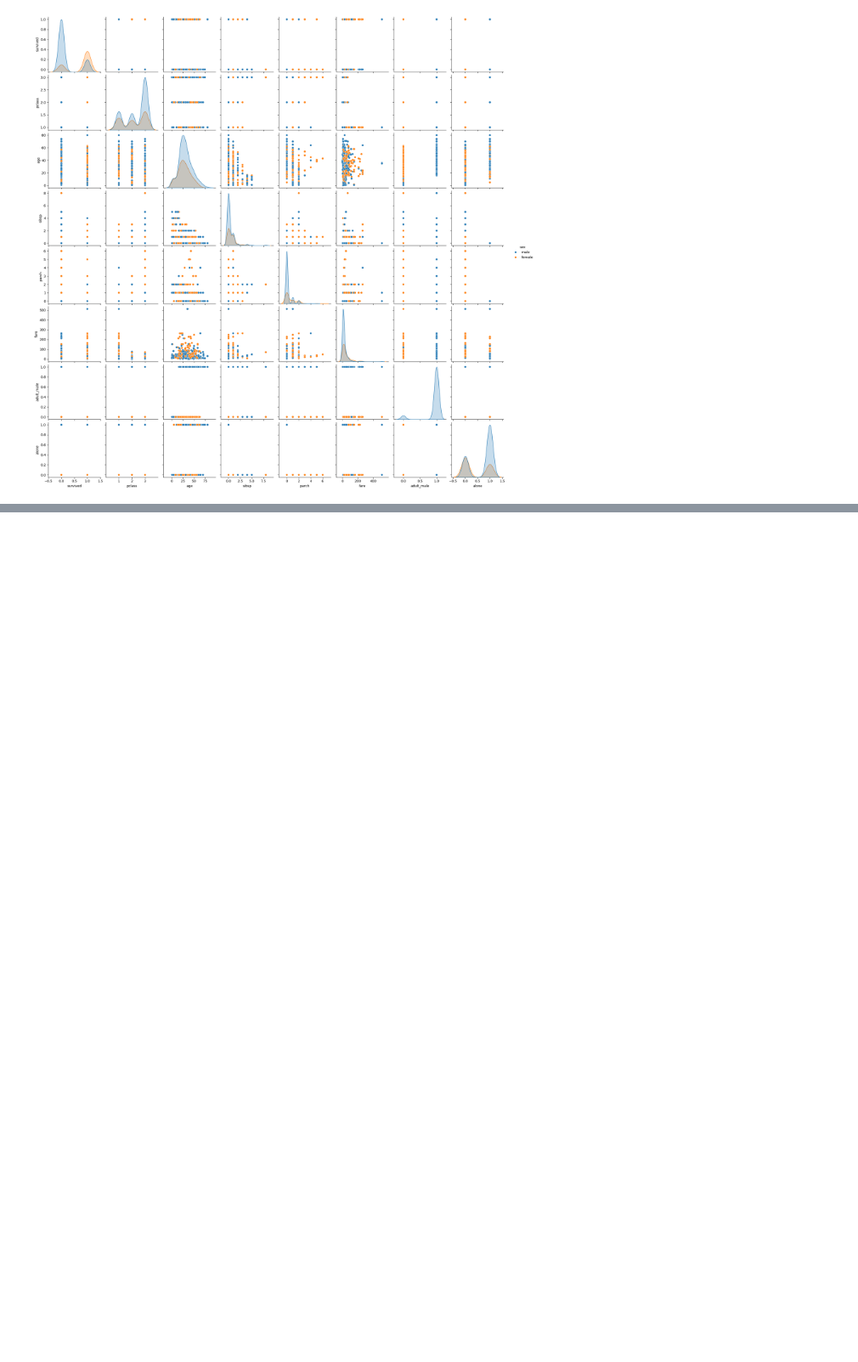
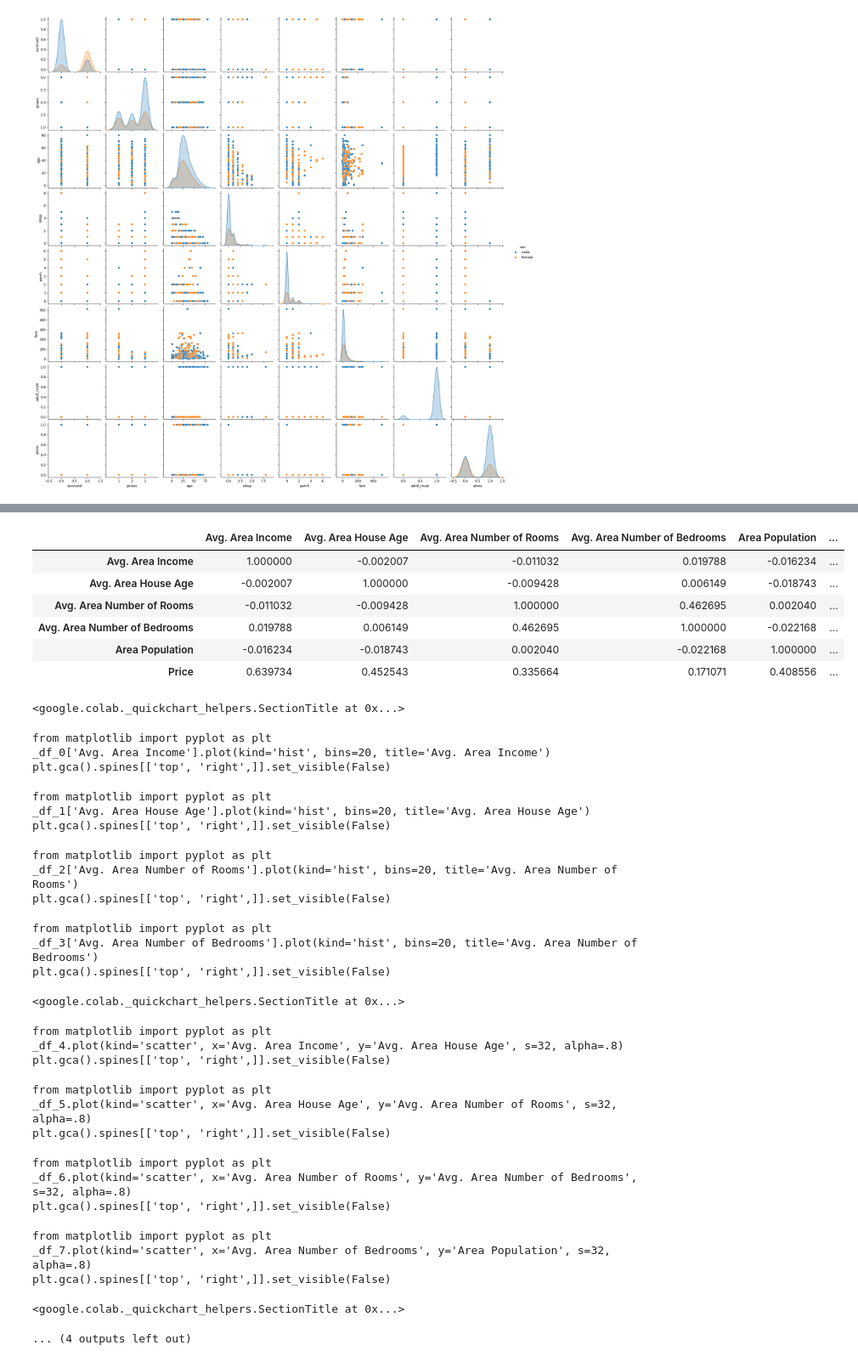
Before and after one commit to paulaprado1904/DataScience, a Jupyter notebook: Data_Science_AdaCoders2024Santander.ipynb, the cells around one changed output, grey strips where cells are left out. Shown at 85% size. Cells and saved outputs as stored; diff of their text form; code cells hidden in the pictures; blank space fills up the shorter version.

```diff
--- a/Data_Science_AdaCoders2024Santander.ipynb
+++ b/Data_Science_AdaCoders2024Santander.ipynb
@@ -629,0 +672,38 @@ sns.pairplot(titanic, hue='sex')
+# %%
+df.corr(numeric_only=True)
+# %% [output]
+|  | Avg. Area Income | Avg. Area House Age | Avg. Area Number of Rooms | Avg. Area Number of Bedrooms | Area Population | ... |
+| Avg. Area Income | 1.000000 | -0.002007 | -0.011032 | 0.019788 | -0.016234 | ... |
+| Avg. Area House Age | -0.002007 | 1.000000 | -0.009428 | 0.006149 | -0.018743 | ... |
+| Avg. Area Number of Rooms | -0.011032 | -0.009428 | 1.000000 | 0.462695 | 0.002040 | ... |
+| Avg. Area Number of Bedrooms | 0.019788 | 0.006149 | 0.462695 | 1.000000 | -0.022168 | ... |
+| Area Population | -0.016234 | -0.018743 | 0.002040 | -0.022168 | 1.000000 | ... |
+| Price | 0.639734 | 0.452543 | 0.335664 | 0.171071 | 0.408556 | ... |
+<google.colab._quickchart_helpers.SectionTitle at 0x...>
+from matplotlib import pyplot as plt
+_df_0['Avg. Area Income'].plot(kind='hist', bins=20, title='Avg. Area Income')
+plt.gca().spines[['top', 'right',]].set_visible(False)
+from matplotlib import pyplot as plt
+_df_1['Avg. Area House Age'].plot(kind='hist', bins=20, title='Avg. Area House Age')
+plt.gca().spines[['top', 'right',]].set_visible(False)
+from matplotlib import pyplot as plt
+_df_2['Avg. Area Number of Rooms'].plot(kind='hist', bins=20, title='Avg. Area Number of Rooms')
+plt.gca().spines[['top', 'right',]].set_visible(False)
+from matplotlib import pyplot as plt
+_df_3['Avg. Area Number of Bedrooms'].plot(kind='hist', bins=20, title='Avg. Area Number of Bedrooms')
+plt.gca().spines[['top', 'right',]].set_visible(False)
+<google.colab._quickchart_helpers.SectionTitle at 0x...>
+from matplotlib import pyplot as plt
+_df_4.plot(kind='scatter', x='Avg. Area Income', y='Avg. Area House Age', s=32, alpha=.8)
+plt.gca().spines[['top', 'right',]].set_visible(False)
+from matplotlib import pyplot as plt
+_df_5.plot(kind='scatter', x='Avg. Area House Age', y='Avg. Area Number of Rooms', s=32, alpha=.8)
+plt.gca().spines[['top', 'right',]].set_visible(False)
+from matplotlib import pyplot as plt
+_df_6.plot(kind='scatter', x='Avg. Area Number of Rooms', y='Avg. Area Number of Bedrooms', s=32, alpha=.8)
+plt.gca().spines[['top', 'right',]].set_visible(False)
+from matplotlib import pyplot as plt
+_df_7.plot(kind='scatter', x='Avg. Area Number of Bedrooms', y='Area Population', s=32, alpha=.8)
+plt.gca().spines[['top', 'right',]].set_visible(False)
+<google.colab._quickchart_helpers.SectionTitle at 0x...>
+... (4 outputs left out)
```
Also changed, not shown: parts of 21 cells of this notebook.
